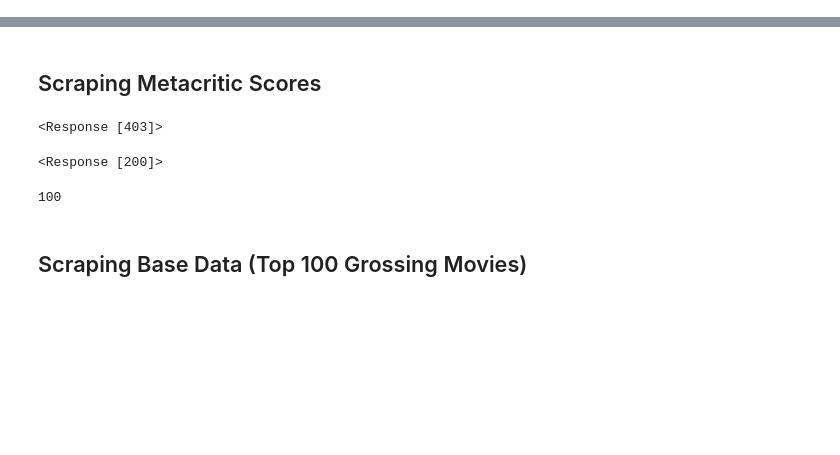
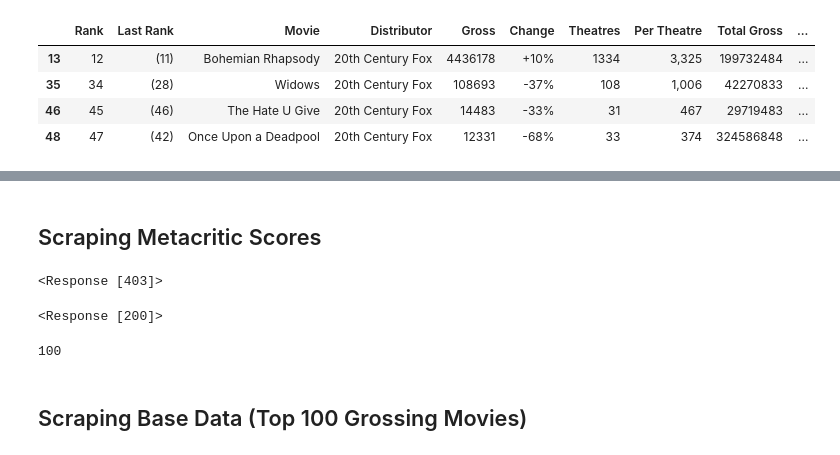
Before and after one commit to elsantonato/13-Project_2-Group_7, a Jupyter notebook: minna_subfolder/final.ipynb, the cells around one changed output, grey strips where cells are left out. Cells and saved outputs as stored; diff of their text form; code cells hidden in the pictures; blank space fills up the shorter version.

```diff
--- a/minna_subfolder/final.ipynb
+++ b/minna_subfolder/final.ipynb
@@ -0,0 +64,3 @@
+# %%
+df = pd.DataFrame(data)
+df.head()
@@ -0,0 +74,5 @@
+# %%
+# Drop first two rows
+df.drop([0,1], inplace=True)
+df.columns = ["Rank", "Last Rank", "Movie", "Distributor", "Gross", "Change", "Theatres", "Per Theatre", "Total Gross", "Week"]
+df.head()
@@ -0,0 +86,10 @@
+# %%
+# Make a copy of dataframe
+new_df = df.copy()
+
+# Remove all dollar signs
+new_df['Gross'] = [x.strip('$') for x in df['Gross']]
+new_df['Per Theatre'] = [x.strip('$') for x in df['Per Theatre']]
+new_df['Total Gross'] = [x.strip('$') for x in df['Total Gross']]
+
+new_df.head()
@@ -0,0 +103,6 @@
+# %%
+# Remove all commas and create new clean dataframe
+new_df['Gross'] = new_df['Gross'].str.replace(',', '')
+new_df['Theatres'] = new_df['Theatres'].str.replace(',', '')
+new_df['Total Gross'] = new_df['Total Gross'].str.replace(',', '')
+new_df.head()
@@ -0,0 +183,9 @@
+# %%
+twentieth_c_fox = new_df[new_df["Distributor"] == "20th Century Fox"]
+twentieth_c_fox
+# %% [output]
+|  | Rank | Last Rank | Movie | Distributor | Gross | Change | Theatres | Per Theatre | Total Gross | ... |
+| 13 | 12 | (11) | Bohemian Rhapsody | 20th Century Fox | 4436178 | +10% | 1334 | 3,325 | 199732484 | ... |
+| 35 | 34 | (28) | Widows | 20th Century Fox | 108693 | -37% | 108 | 1,006 | 42270833 | ... |
+| 46 | 45 | (46) | The Hate U Give | 20th Century Fox | 14483 | -33% | 31 | 467 | 29719483 | ... |
+| 48 | 47 | (42) | Once Upon a Deadpool | 20th Century Fox | 12331 | -68% | 33 | 374 | 324586848 | ... |
```
Also changed, not shown: parts of 25 cells of this notebook.
